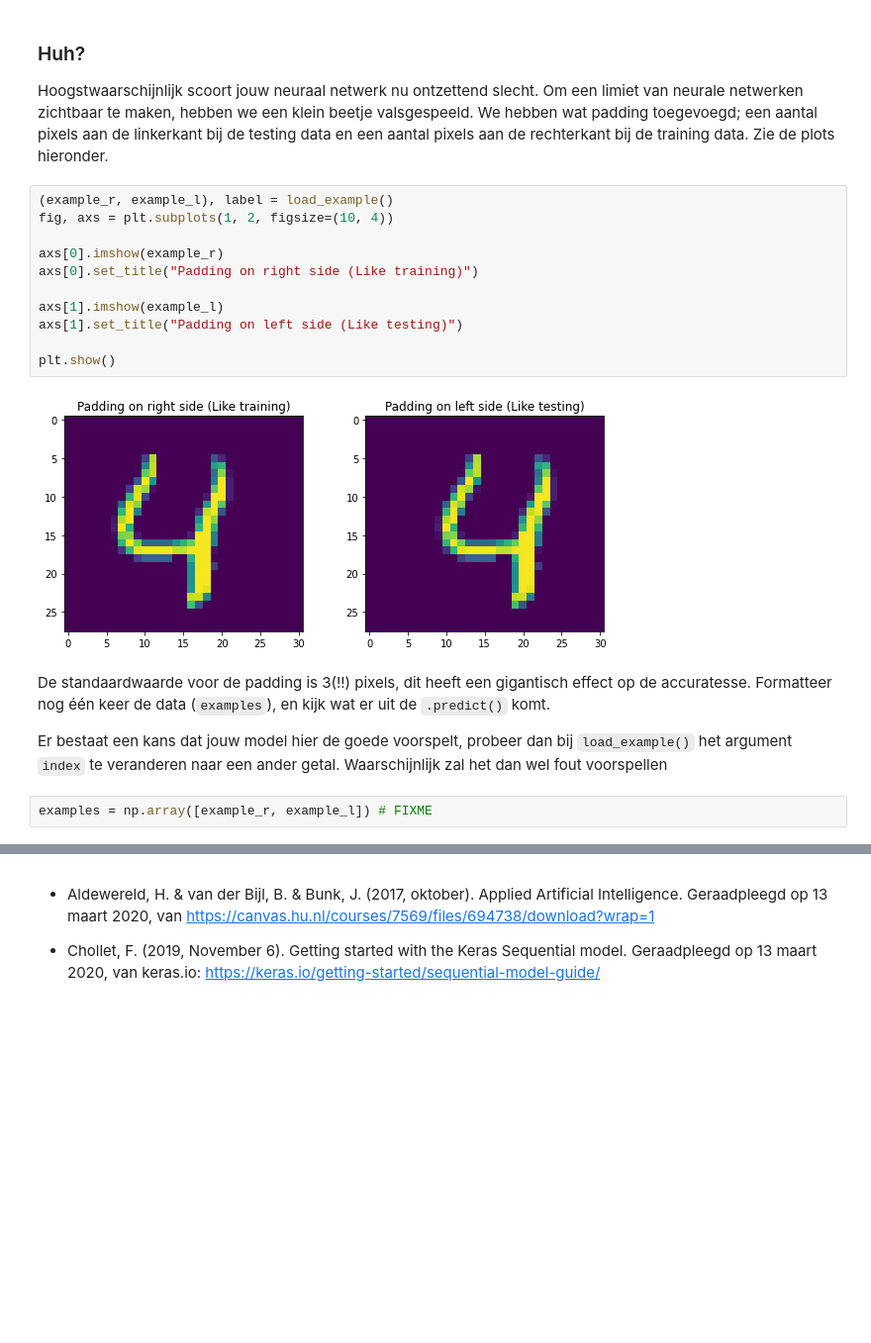
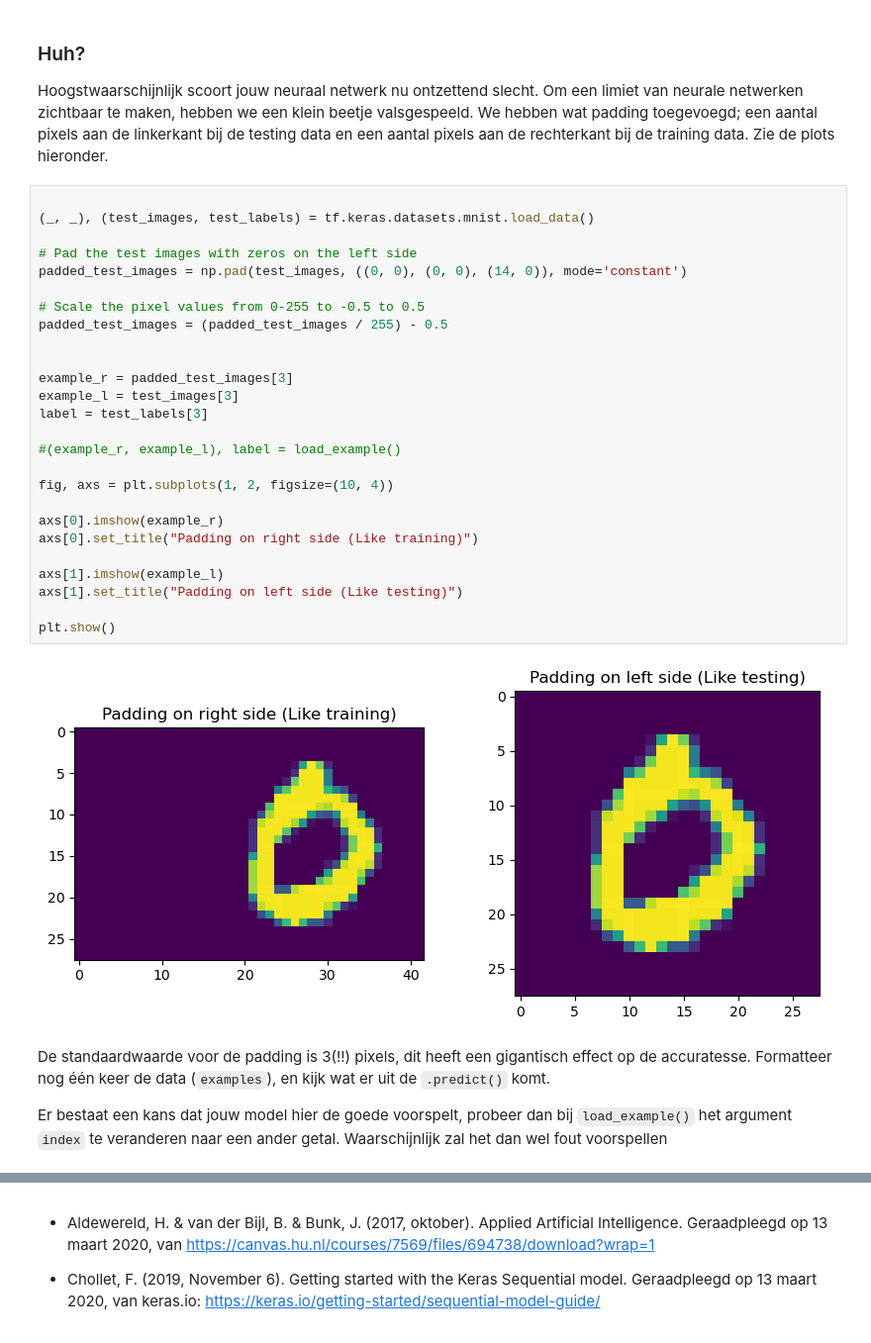
Before and after one commit to raubenravi/Vision, a Jupyter notebook: Opdrachten/1-RegularNN.ipynb, the cells around one changed output, grey strips where cells are left out. Shown at 99% size. Drawn from its saved outputs; the diff is of its cells as text; blank space fills up the shorter version.

```diff
--- a/Opdrachten/1-RegularNN.ipynb
+++ b/Opdrachten/1-RegularNN.ipynb
@@ -155,22 +154,35 @@ loss: 4.09709358215332, accuracy: 0.4345000088214874 van de 1.0
 ### Huh?
 Hoogstwaarschijnlijk scoort jouw neuraal netwerk nu ontzettend slecht. Om een limiet van neurale netwerken zichtbaar te maken, hebben we een klein beetje valsgespeeld. We hebben wat padding toegevoegd; een aantal pixels aan de linkerkant bij de testing data en een aantal pixels aan de rechterkant bij de training data. Zie de plots hieronder.
 # %%
-(example_r, example_l), label = load_example()
+
+(_, _), (test_images, test_labels) = tf.keras.datasets.mnist.load_data()
+
+# Pad the test images with zeros on the left side
+padded_test_images = np.pad(test_images, ((0, 0), (0, 0), (14, 0)), mode='constant')
+
+# Scale the pixel values from 0-255 to -0.5 to 0.5
+padded_test_images = (padded_test_images / 255) - 0.5
+
+
+example_r = padded_test_images[3]
+example_l = test_images[3]
+label = test_labels[3]
+
+#(example_r, example_l), label = load_example()
+
 fig, axs = plt.subplots(1, 2, figsize=(10, 4))
 
 axs[0].imshow(example_r)
 axs[0].set_title("Padding on right side (Like training)")
 
 axs[1].imshow(example_l)
 axs[1].set_title("Padding on left side (Like testing)")
 
 plt.show()
 # %% [output]
-[figure, old version]
+[figure, new version]
 # %% [markdown]
 De standaardwaarde voor de padding is 3(!!) pixels, dit heeft een gigantisch effect op de accuratesse.
 Formatteer nog één keer de data (`examples`), en kijk wat er uit de `.predict()` komt.
 
 Er bestaat een kans dat jouw model hier de goede voorspelt, probeer dan bij `load_example()` het argument `index` te veranderen naar een ander getal. Waarschijnlijk zal het dan wel fout voorspellen
-# %%
-examples = np.array([example_r, example_l]) # FIXME
```
Also changed, not shown: parts of 10 cells of this notebook, 16 other files.
